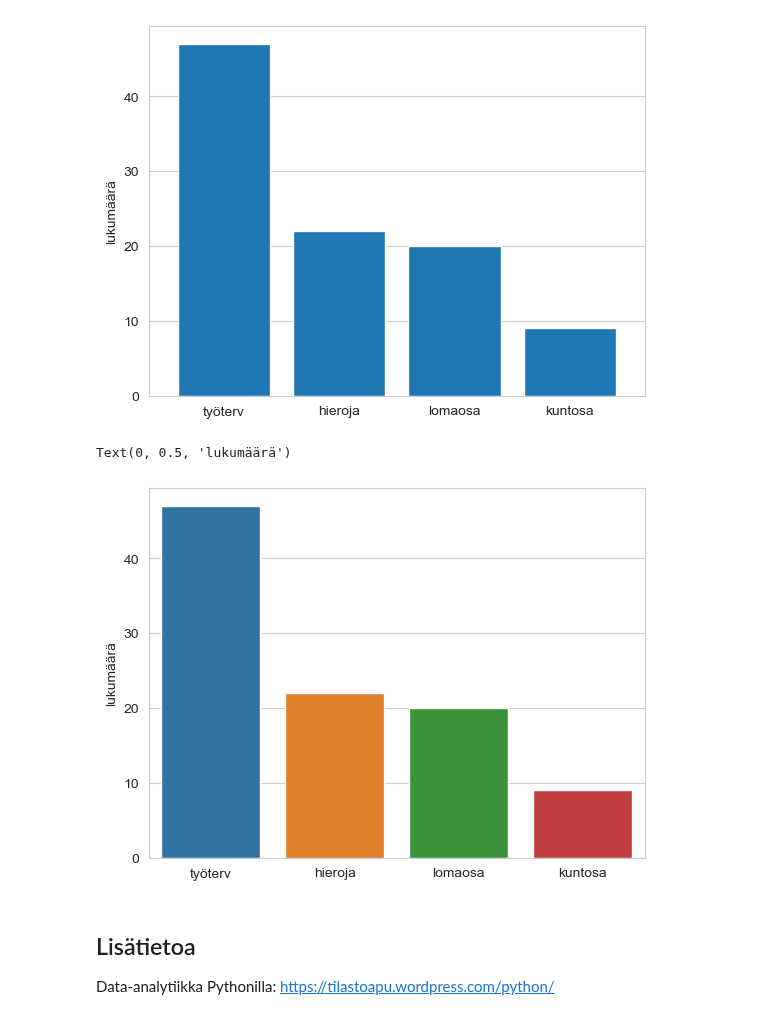
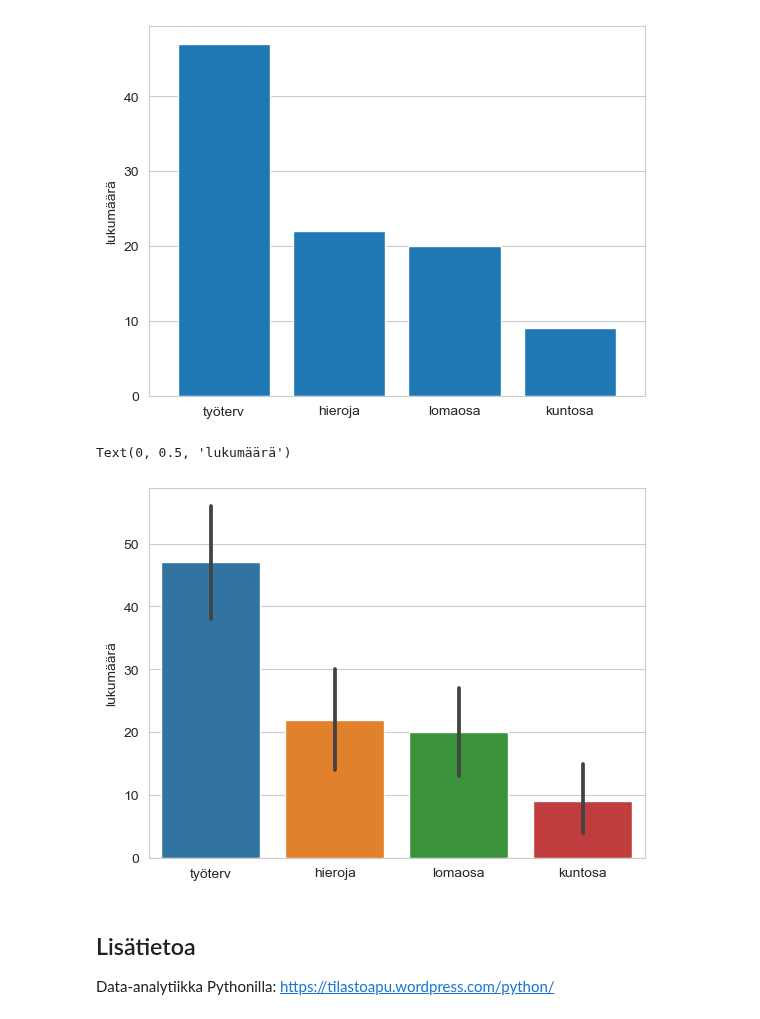
Before and after one commit to taanila/kuvaileva, a Jupyter notebook: dummy_kuvaileva.ipynb, the cells around one changed output. Cells and saved outputs as stored; diff of their text form; code cells hidden in the pictures.

```diff
--- a/dummy_kuvaileva.ipynb
+++ b/dummy_kuvaileva.ipynb
@@ -66,17 +66,18 @@ plt.grid(axis='x')
 # %% [output]
 [figure]
 # %%
+import numpy as np
 # Voin tehdä kaavion myös seabornin barplot-funktiolla
 
 # Muuttujien lista frekvenssien mukaisessa järjestyksessä
 list = df[dikot].sum().sort_values(ascending=False).index
 
-sns.barplot(data=df[list], estimator=sum)
+sns.barplot(data=df[list].fillna(0), estimator=sum)
 
 plt.ylabel('lukumäärä')
 # %% [output]
 Text(0, 0.5, 'lukumäärä')
-[figure, old version]
+[figure, new version]
 # %% [markdown]
 <h2>Lisätietoa</h2>
 
```
Also changed, not shown: parts of 2 cells of this notebook.
